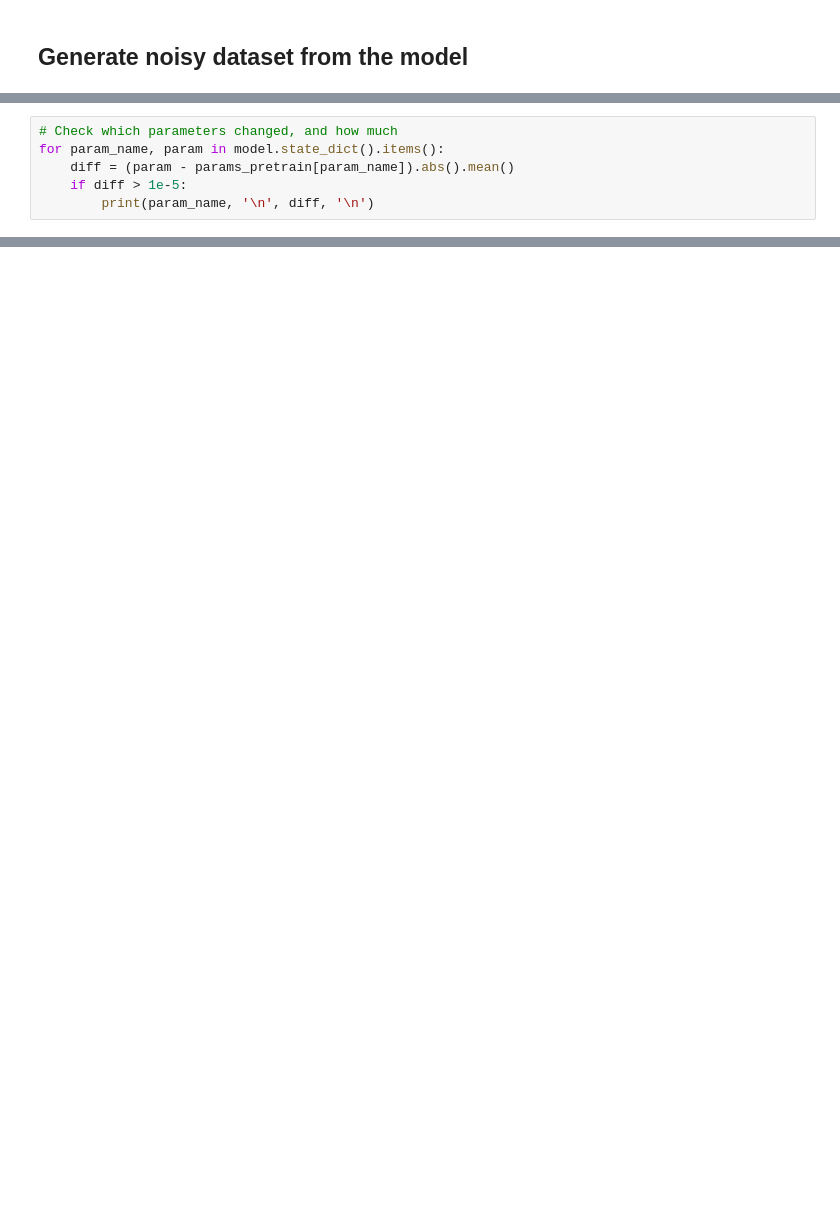
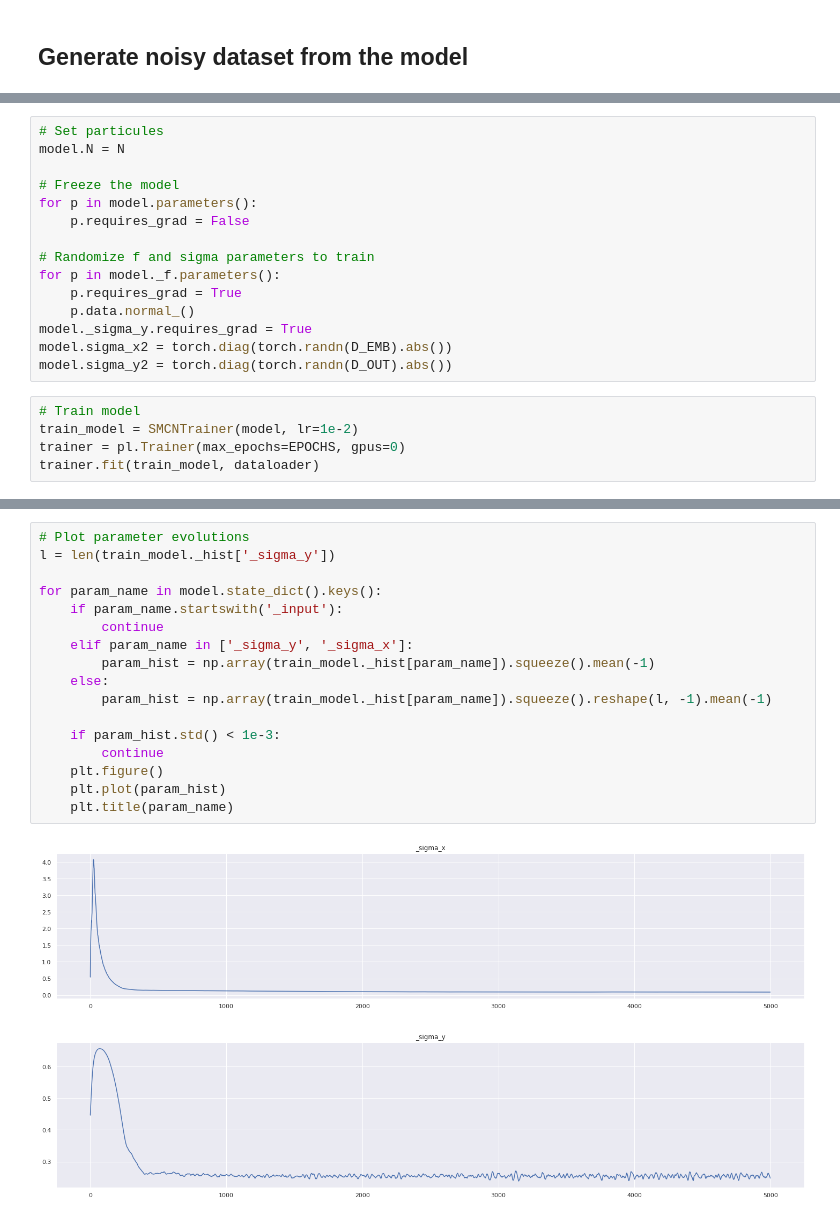
Before and after one commit to maxjcohen/uncertaintyQuantification, a Jupyter notebook: simulated_data.ipynb, the cells around one changed output, grey strips where cells are left out. Cells and saved outputs as stored; diff of their text form; blank space fills up the shorter version.

```diff
--- a/simulated_data.ipynb
+++ b/simulated_data.ipynb
@@ -211,6 +28,0 @@ plt.show()
-# %%
-# Check which parameters changed, and how much
-for param_name, param in model.state_dict().items():
-    diff = (param - params_pretrain[param_name]).abs().mean()
-    if diff > 1e-5:
-        print(param_name, '\n', diff, '\n')
@@ -316,0 +103,20 @@ Cost with adjusted weights: 0.0076
+# %%
+# Set particules
+model.N = N
+
+# Freeze the model
+for p in model.parameters():
+    p.requires_grad = False
+
+# Randomize f and sigma parameters to train
+for p in model._f.parameters():
+    p.requires_grad = True
+    p.data.normal_()
+model._sigma_y.requires_grad = True
+model.sigma_x2 = torch.diag(torch.randn(D_EMB).abs())
+model.sigma_y2 = torch.diag(torch.randn(D_OUT).abs())
+# %%
+# Train model
+train_model = SMCNTrainer(model, lr=1e-2)
+trainer = pl.Trainer(max_epochs=EPOCHS, gpus=0)
+trainer.fit(train_model, dataloader)
@@ -316,0 +135,20 @@ Cost with adjusted weights: 0.0076
+# %%
+# Plot parameter evolutions
+l = len(train_model._hist['_sigma_y'])
+
+for param_name in model.state_dict().keys():
+    if param_name.startswith('_input'):
+        continue
+    elif param_name in ['_sigma_y', '_sigma_x']:
+        param_hist = np.array(train_model._hist[param_name]).squeeze().mean(-1)
+    else:
+        param_hist = np.array(train_model._hist[param_name]).squeeze().reshape(l, -1).mean(-1)
+
+    if param_hist.std() < 1e-3:
+        continue
+    plt.figure()
+    plt.plot(param_hist)
+    plt.title(param_name)
+# %% [output]
+[figure, added]
+[figure, added]
```
Also changed, not shown: parts of 40 cells of this notebook, 5 other files.
